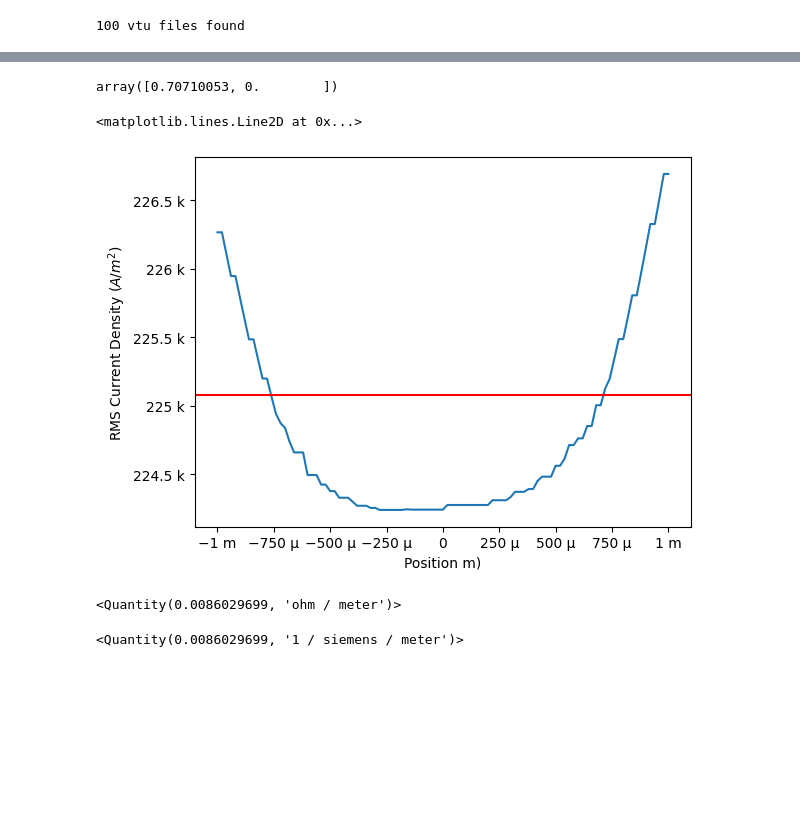
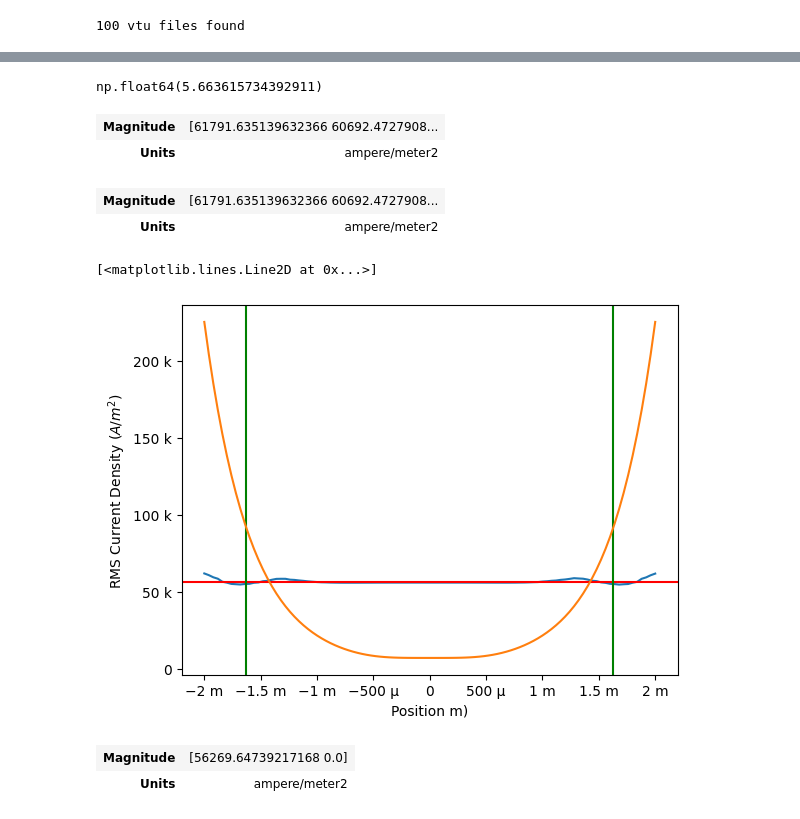
Before and after one commit to mjfwest/elmer-elmag, a Jupyter notebook: 2_wires/Investigation.ipynb, the cells around one changed output, grey strips where cells are left out. Cells and saved outputs as stored; diff of their text form; code cells hidden in the pictures; blank space fills up the shorter version.

```diff
--- a/2_wires/Investigation.ipynb
+++ b/2_wires/Investigation.ipynb
@@ -3,7 +6,17 @@ import pyvista as pv
 import os
 import numpy as np
 import matplotlib.pyplot as plt
+from matplotlib.ticker import EngFormatter
 import logging
+import pint
+from scipy.constants import mu_0 as _mu_0
+from scipy.special import iv, jv # Modified Bessel function of the first kind
+
+Q = pint.UnitRegistry()
+Q.setup_matplotlib()
+
+
 
 logging.basicConfig(level=logging.INFO)
 logger = logging.getLogger(__name__)
+pv.set_jupyter_backend('static')
@@ -134,0 +133,3 @@ plt.plot(wire_currrent[:,0], label='Wire 1')
+# %%
+delta = np.sqrt((2 * resistivity)/((2*np.pi*frequency).to(Q.rad/Q.s) * mu))
+delta.to(Q.mm)
@@ -134,0 +142,18 @@ plt.plot(wire_currrent[:,0], label='Wire 1')
+# %%
+
+def J(r, i, diameter, resistivity, frequency, mu):
+    omega = (frequency * 2 * np.pi).to(Q.rad/Q.s)
+    delta = np.sqrt((2 * resistivity)/(omega * mu))
+    delta.ito(Q.m)
+    diameter.ito(Q.m)
+    i.ito(Q.A)
+    r.ito(Q.m)
+    k = (1 - 1j) / delta.m
+    j_r = ((k * i.m)/(2 * np.pi * (diameter/2).m)) * (jv(0, (k*r).m) / jv(1, (k*(diameter/2)).m))
+    return j_r
+# %%
+j = J(wire_positions, 1/np.sqrt(2) * Q.A, diameter, resistivity, frequency, mu)
+
+plt.plot(wire_positions, j.real, label='Analytical')
+plt.plot(wire_positions, j.imag, label='Analytical')
+plt.plot(wire_positions, np.abs(j), label='Analytical')
@@ -135,19 +184,33 @@ plt.plot(wire_currrent[:,0], label='Wire 1')
+# %%
+f_skin
+# %% [output]
+np.float64(5.663615734392911)
 # %%
-np.sqrt(np.mean(wire_currrent**2, axis=0))
+np.sqrt(np.mean(wire_current_density**2, axis=0))
 # %% [output]
-array([0.70710053, 0.        ])
+| Magnitude | [61791.635139632366 60692.4727908... |
+| Units | ampere/meter2 |
+# %%
+np.sqrt(np.mean(wire_current_density**2, axis=0))
+# %% [output]
+| Magnitude | [61791.635139632366 60692.4727908... |
+| Units | ampere/meter2 |
 # %%
+
 fig = plt.figure()
 ax = fig.add_subplot(111)
 #use the enginering tick formatter
-from matplotlib.ticker import EngFormatter
+
 ax.yaxis.set_major_formatter(EngFormatter())
 ax.xaxis.set_major_formatter(EngFormatter())
 ax.plot(wire_positions, np.sqrt(np.mean(wire_current_density**2, axis=0)))
 ax.set_xlabel('Position m)')
 ax.set_ylabel('RMS Current Density ($A/m^2$)')
-rms_dc_current_density = np.sqrt(np.mean(wire_currrent**2, axis=0)) / (np.pi * (WIRE_DIAMETER/2)**2)
+rms_dc_current_density = np.sqrt(np.mean(wire_currrent**2, axis=0)) / (np.pi * (diameter/2)**2)
 ax.axhline(rms_dc_current_density[0], color='red', label='Wire 1 RMS')
+ax.axvline(-diameter/2+delta, color='green', label='Skin Depth')
+ax.axvline(diameter/2-delta, color='green', label='Skin Depth')
+ax.plot(wire_positions, np.abs(j), label='Analytical')
 # %% [output]
-<matplotlib.lines.Line2D at 0x...>
+[<matplotlib.lines.Line2D at 0x...>]
-[figure, old version]
+[figure, new version]
@@ -158,10 +217,5 @@ diameter = WIRE_DIAMETER * Q.meter
-# %%
-conductivity = 37e6 * Q.siemens / Q.meter
-resistance = 1 / (conductivity * np.pi * diameter**2 / 4)
-resistance.to(Q.ohm/Q.meter)
-# %% [output]
-<Quantity(0.0086029699, 'ohm / meter')>
-# %%
-resistance
-# %% [output]
-<Quantity(0.0086029699, '1 / siemens / meter')>
+# %%
+rms_dc_current_density
+# %% [output]
+| Magnitude | [56269.64739217168 0.0] |
+| Units | ampere/meter2 |
```
Also changed, not shown: parts of 19 cells of this notebook, 12 other files.
